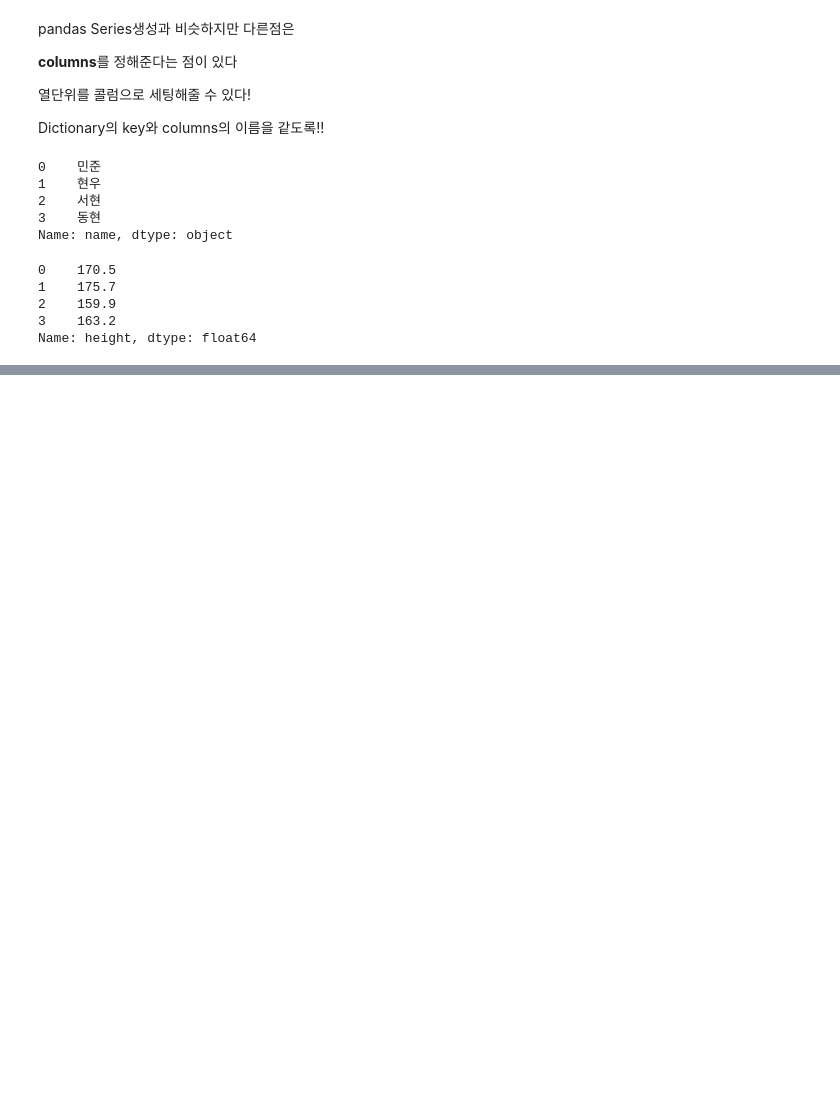
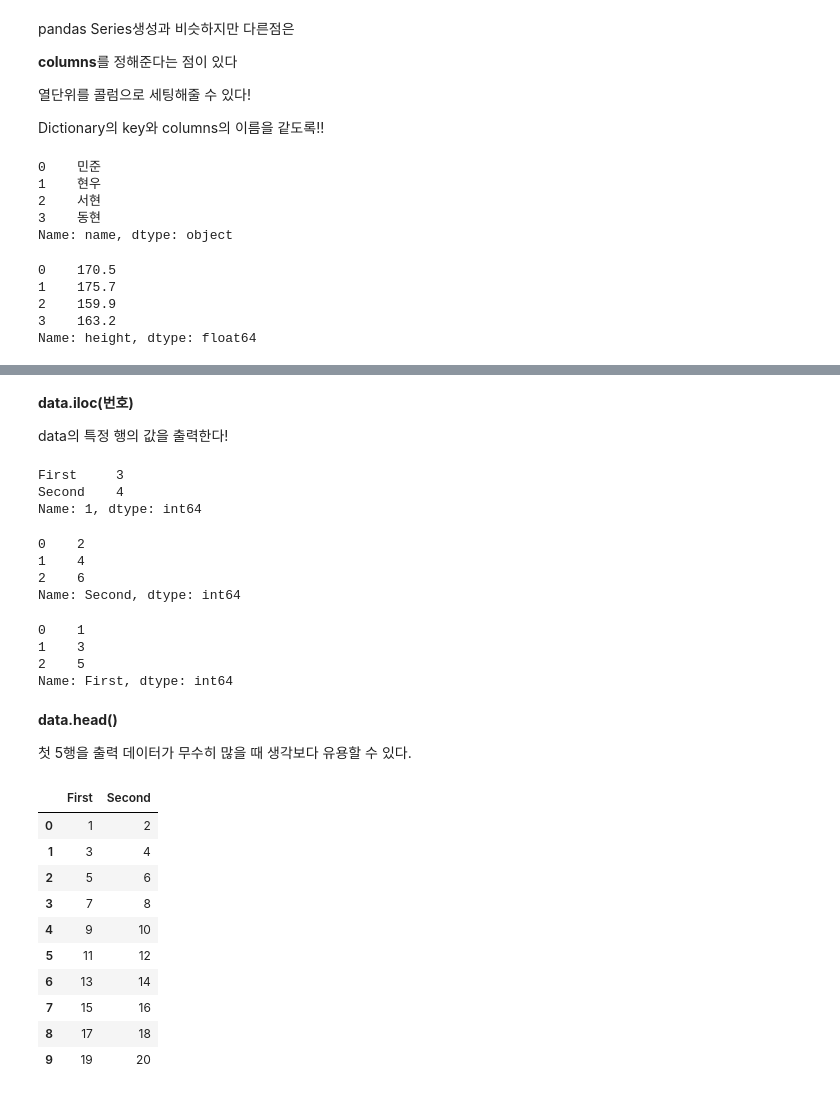
Before and after one commit to wldhksqk/simjiwan1, a Jupyter notebook: 심지완4강5강.ipynb, the cells around one changed output, grey strips where cells are left out. Drawn from its saved outputs; the diff is of its cells as text; code cells hidden in the pictures; blank space fills up the shorter version.

```diff
--- a/심지완4강5강.ipynb
+++ b/심지완4강5강.ipynb
@@ -244,0 +271,47 @@ Name: height, dtype: float64
+# %% [markdown]
+**data.iloc(번호)**
+
+data의 특정 행의 값을 출력한다!
+# %%
+#data.iloc(번호), data의 특정 행의 값을 출력한다!
+data.iloc[1]
+# %% [output]
+First     3
+Second    4
+Name: 1, dtype: int64
+# %%
+#data.iloc(;, 번호), 특정 행의 값을 가져오는 명령어(모든 행이 출력된다.)
+# : 이 콜론이라는 뜻이 애초에 모든것 이라는 뜻, 0번열이 First : 1, 3 ,5의 열이고 얘는 1번 열
+data.iloc[:,1]
+# %% [output]
+0    2
+1    4
+2    6
+Name: Second, dtype: int64
+# %%
+data.iloc[:,0]
+# %% [output]
+0    1
+1    3
+2    5
+Name: First, dtype: int64
+# %% [markdown]
+**data.head()**
+
+첫 5행을 출력 데이터가 무수히 많을 때 생각보다 유용할 수 있다.
+# %%
+ary = [[1,2], [3,4], [5,6], [7,8], [9,10], [11,12], [13,14], [15,16], [17,18], [19,20]]
+data = pd.DataFrame(ary, columns=['First', 'Second'])
+data
+# %% [output]
+|  | First | Second |
+| 0 | 1 | 2 |
+| 1 | 3 | 4 |
+| 2 | 5 | 6 |
+| 3 | 7 | 8 |
+| 4 | 9 | 10 |
+| 5 | 11 | 12 |
+| 6 | 13 | 14 |
+| 7 | 15 | 16 |
+| 8 | 17 | 18 |
+| 9 | 19 | 20 |
```
Also changed, not shown: parts of 17 cells of this notebook.
